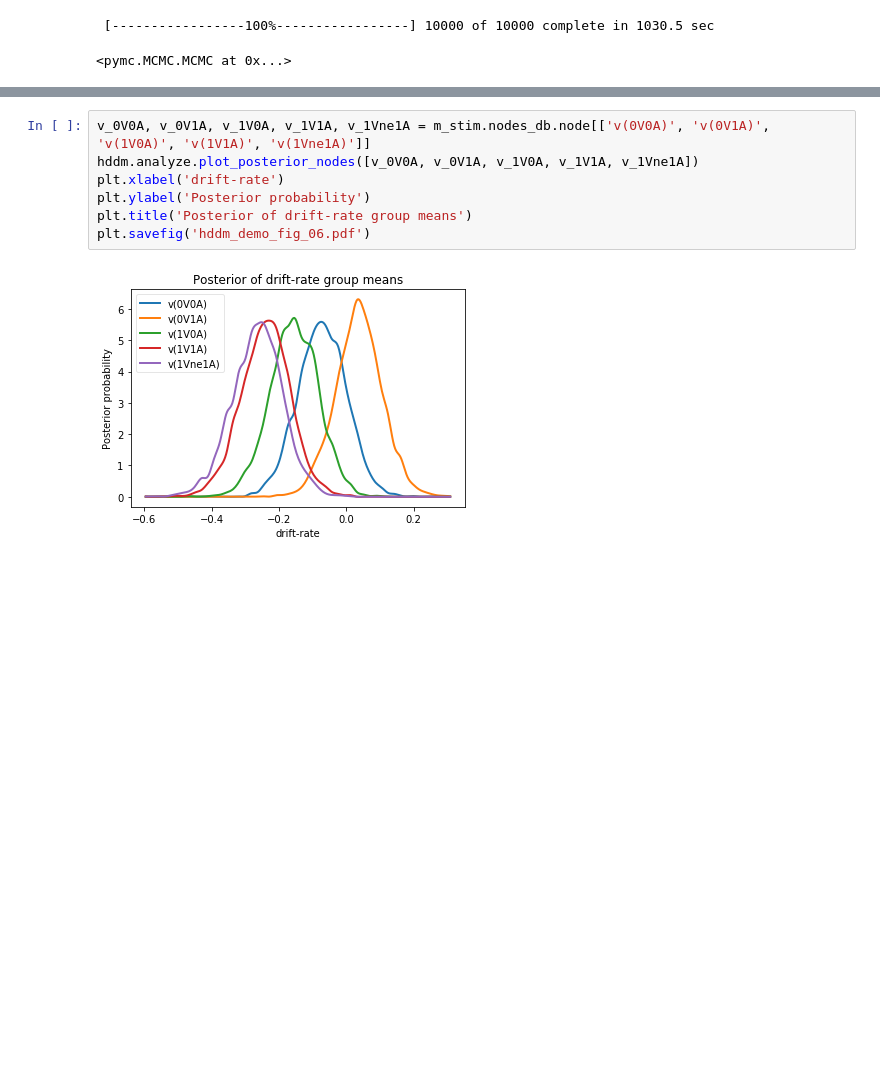
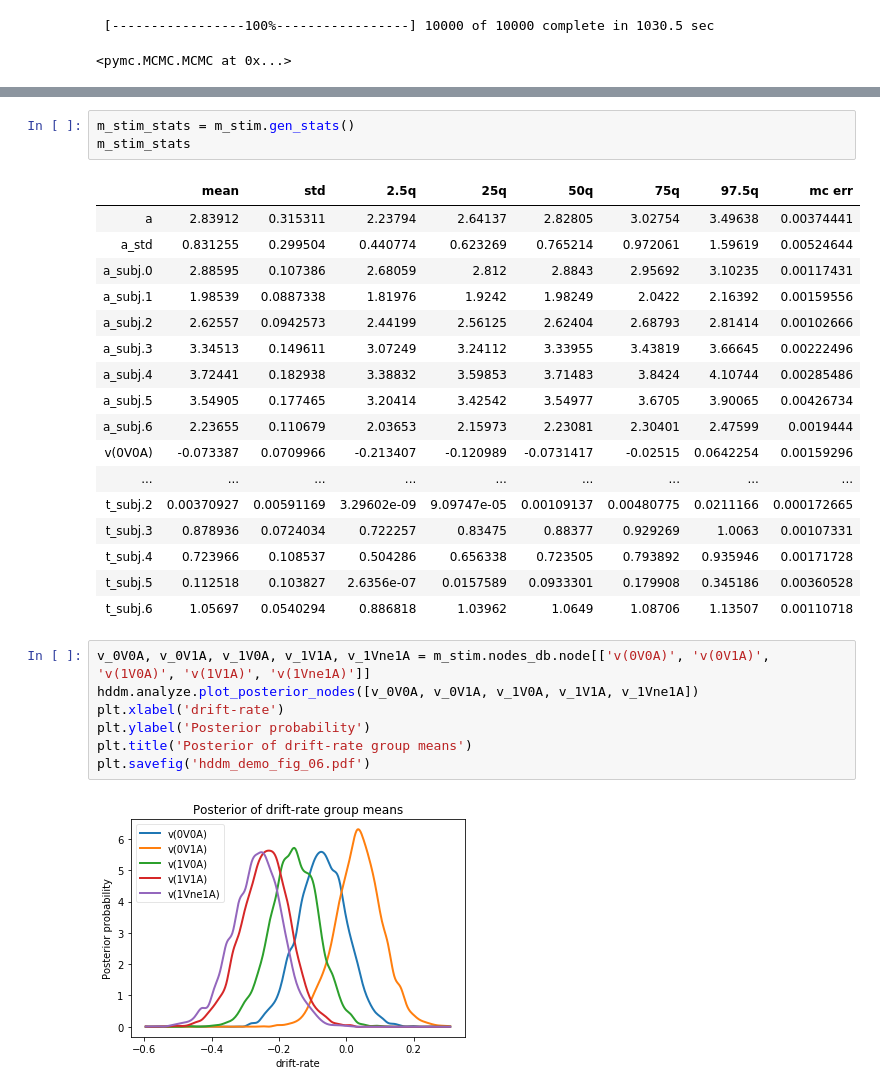
Before and after one commit to cogcommscience-lab/movie_selection, a Jupyter notebook: ddm_analysis/pilot2_analysis.ipynb, the cells around one changed output, grey strips where cells are left out. Drawn from its saved outputs; the diff is of its cells as text; blank space fills up the shorter version.

```diff
--- a/ddm_analysis/pilot2_analysis.ipynb
+++ b/ddm_analysis/pilot2_analysis.ipynb
@@ -123,3 +143,24 @@ m_stim.sample(10000, burn=1000)
+# %%
+m_stim_stats = m_stim.gen_stats()
+m_stim_stats
+# %% [output]
+|  | mean | std | 2.5q | 25q | 50q | 75q | 97.5q | mc err |
+| a | 2.83912 | 0.315311 | 2.23794 | 2.64137 | 2.82805 | 3.02754 | 3.49638 | 0.00374441 |
+| a_std | 0.831255 | 0.299504 | 0.440774 | 0.623269 | 0.765214 | 0.972061 | 1.59619 | 0.00524644 |
+| a_subj.0 | 2.88595 | 0.107386 | 2.68059 | 2.812 | 2.8843 | 2.95692 | 3.10235 | 0.00117431 |
+| a_subj.1 | 1.98539 | 0.0887338 | 1.81976 | 1.9242 | 1.98249 | 2.0422 | 2.16392 | 0.00159556 |
+| a_subj.2 | 2.62557 | 0.0942573 | 2.44199 | 2.56125 | 2.62404 | 2.68793 | 2.81414 | 0.00102666 |
+| a_subj.3 | 3.34513 | 0.149611 | 3.07249 | 3.24112 | 3.33955 | 3.43819 | 3.66645 | 0.00222496 |
+| a_subj.4 | 3.72441 | 0.182938 | 3.38832 | 3.59853 | 3.71483 | 3.8424 | 4.10744 | 0.00285486 |
+| a_subj.5 | 3.54905 | 0.177465 | 3.20414 | 3.42542 | 3.54977 | 3.6705 | 3.90065 | 0.00426734 |
+| a_subj.6 | 2.23655 | 0.110679 | 2.03653 | 2.15973 | 2.23081 | 2.30401 | 2.47599 | 0.0019444 |
+| v(0V0A) | -0.073387 | 0.0709966 | -0.213407 | -0.120989 | -0.0731417 | -0.02515 | 0.0642254 | 0.00159296 |
+| ... | ... | ... | ... | ... | ... | ... | ... | ... |
+| t_subj.2 | 0.00370927 | 0.00591169 | 3.29602e-09 | 9.09747e-05 | 0.00109137 | 0.00480775 | 0.0211166 | 0.000172665 |
+| t_subj.3 | 0.878936 | 0.0724034 | 0.722257 | 0.83475 | 0.88377 | 0.929269 | 1.0063 | 0.00107331 |
+| t_subj.4 | 0.723966 | 0.108537 | 0.504286 | 0.656338 | 0.723505 | 0.793892 | 0.935946 | 0.00171728 |
+| t_subj.5 | 0.112518 | 0.103827 | 2.6356e-07 | 0.0157589 | 0.0933301 | 0.179908 | 0.345186 | 0.00360528 |
+| t_subj.6 | 1.05697 | 0.0540294 | 0.886818 | 1.03962 | 1.0649 | 1.08706 | 1.13507 | 0.00110718 |
 # %%
 v_0V0A, v_0V1A, v_1V0A, v_1V1A, v_1Vne1A = m_stim.nodes_db.node[['v(0V0A)', 'v(0V1A)', 'v(1V0A)', 'v(1V1A)', 'v(1Vne1A)']]
 hddm.analyze.plot_posterior_nodes([v_0V0A, v_0V1A, v_1V0A, v_1V1A, v_1Vne1A])
```
Also changed, not shown: parts of 1 cell of this notebook, 2 other files.
